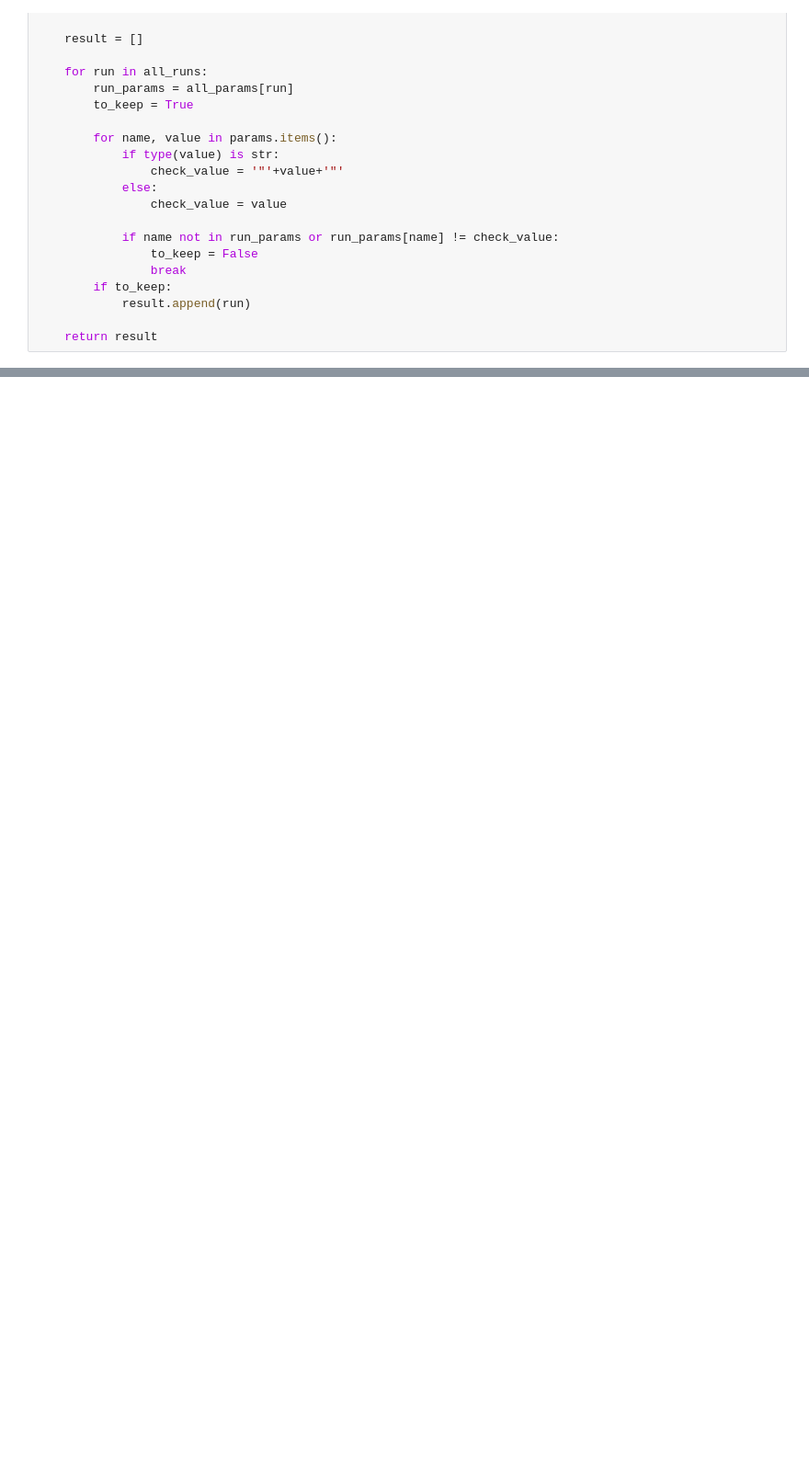
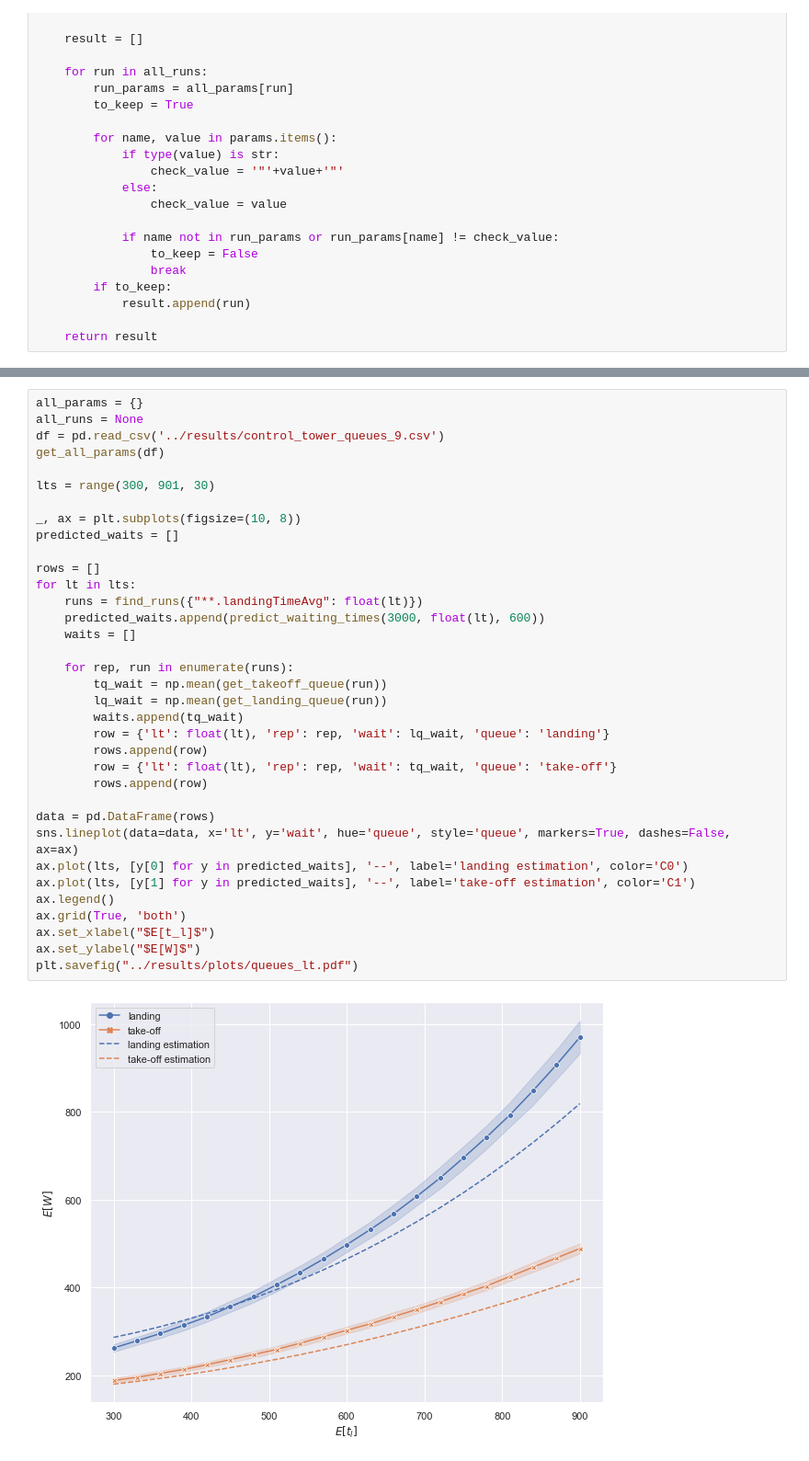
Before and after one commit to bendonio/Control-Tower-Project, a Jupyter notebook: CT/simulations/jupyter/takeoff_queue_studies.ipynb, the cells around one changed output, grey strips where cells are left out. Shown at 92% size. Cells and saved outputs as stored; diff of their text form; blank space fills up the shorter version.

```diff
--- a/CT/simulations/jupyter/takeoff_queue_studies.ipynb
+++ b/CT/simulations/jupyter/takeoff_queue_studies.ipynb
@@ -259 +383,38 @@ get_all_params(df)
+# %%
+all_params = {}
+all_runs = None
+df = pd.read_csv('../results/control_tower_queues_9.csv')
+get_all_params(df)
+
+lts = range(300, 901, 30)
+
+_, ax = plt.subplots(figsize=(10, 8))
+predicted_waits = []
+
+rows = []
+for lt in lts:
+    runs = find_runs({"**.landingTimeAvg": float(lt)})
+    predicted_waits.append(predict_waiting_times(3000, float(lt), 600))
+    waits = []
+
+    for rep, run in enumerate(runs):
+        tq_wait = np.mean(get_takeoff_queue(run))
+        lq_wait = np.mean(get_landing_queue(run))
+        waits.append(tq_wait)
+        row = {'lt': float(lt), 'rep': rep, 'wait': lq_wait, 'queue': 'landing'}
+        rows.append(row)
+        row = {'lt': float(lt), 'rep': rep, 'wait': tq_wait, 'queue': 'take-off'}
+        rows.append(row)
+
+data = pd.DataFrame(rows)
+sns.lineplot(data=data, x='lt', y='wait', hue='queue', style='queue', markers=True, dashes=False, ax=ax)
+ax.plot(lts, [y[0] for y in predicted_waits], '--', label='landing estimation', color='C0')
+ax.plot(lts, [y[1] for y in predicted_waits], '--', label='take-off estimation', color='C1')
+ax.legend()
+ax.grid(True, 'both')
+ax.set_xlabel("$E[t_l]$")
+ax.set_ylabel("$E[W]$")
+plt.savefig("../results/plots/queues_lt.pdf")
+# %% [output]
+[figure, added]
 # %%
```
Also changed, not shown: parts of 21 cells of this notebook, 15 other files.
